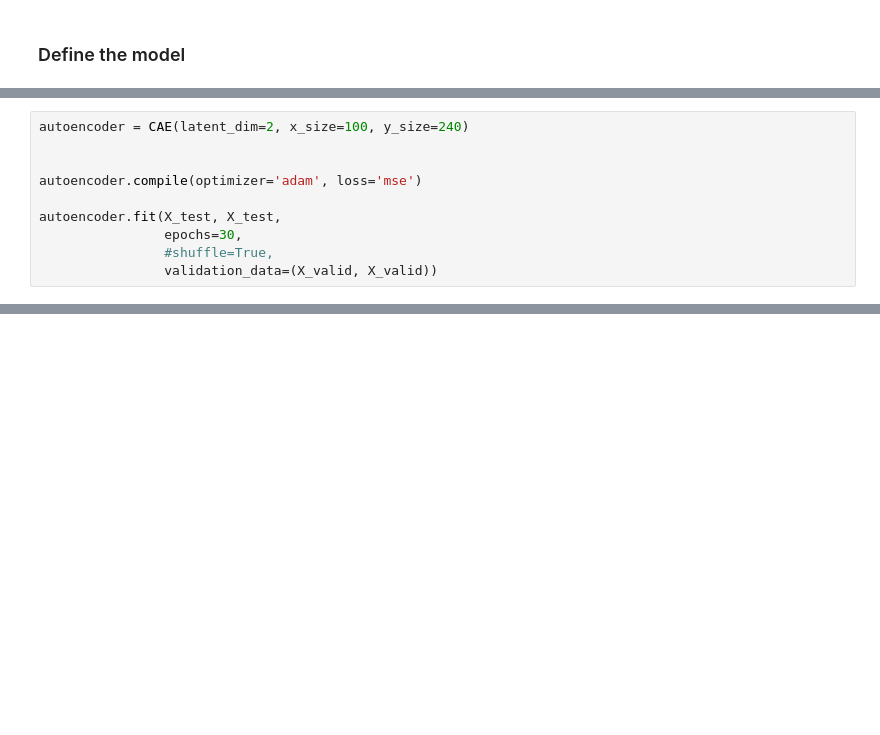
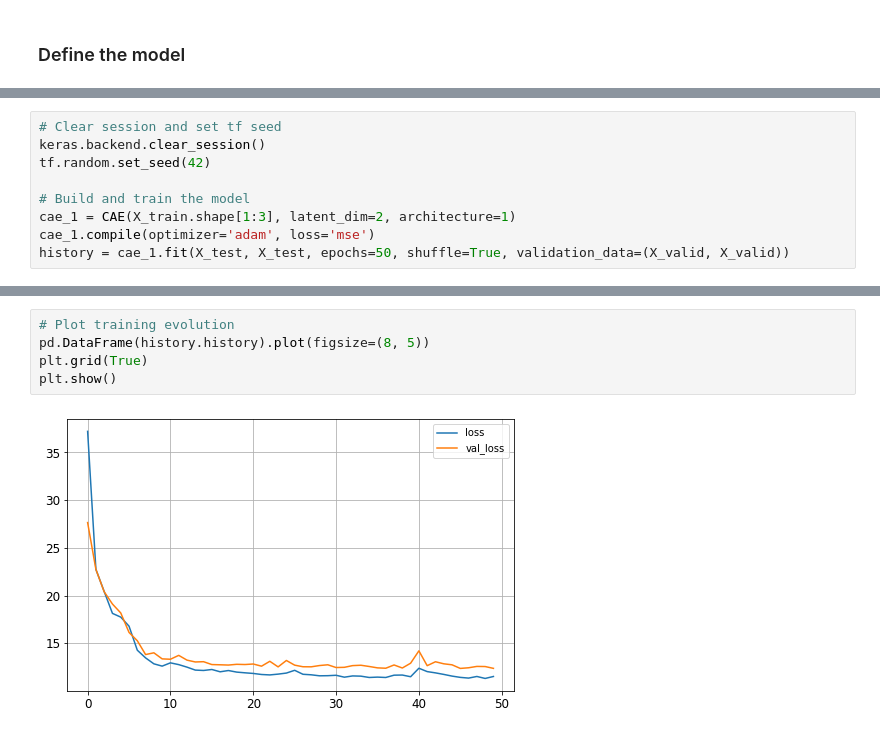
Before and after one commit to ML-precip/cas-aml-subprojects, a Jupyter notebook: M3_Visualization_AE.ipynb, the cells around one changed output, grey strips where cells are left out. Cells and saved outputs as stored; diff of their text form; blank space fills up the shorter version.

```diff
--- a/M3_Visualization_AE.ipynb
+++ b/M3_Visualization_AE.ipynb
@@ -222,10 +390,9 @@ class CAE(tf.keras.Model):
 # %%
-autoencoder = CAE(latent_dim=2, x_size=100, y_size=240)
+# Clear session and set tf seed
+keras.backend.clear_session()
+tf.random.set_seed(42)
 
-
-autoencoder.compile(optimizer='adam', loss='mse')
-
-autoencoder.fit(X_test, X_test,
-                epochs=30,
-                #shuffle=True,
-                validation_data=(X_valid, X_valid))
+# Build and train the model
+cae_1 = CAE(X_train.shape[1:3], latent_dim=2, architecture=1)
+cae_1.compile(optimizer='adam', loss='mse')
+history = cae_1.fit(X_test, X_test, epochs=50, shuffle=True, validation_data=(X_valid, X_valid))
@@ -231,0 +423,7 @@ autoencoder.fit(X_test, X_test,
+# %%
+# Plot training evolution
+pd.DataFrame(history.history).plot(figsize=(8, 5))
+plt.grid(True)
+plt.show()
+# %% [output]
+[figure, added]
```
Also changed, not shown: parts of 33 cells of this notebook.
